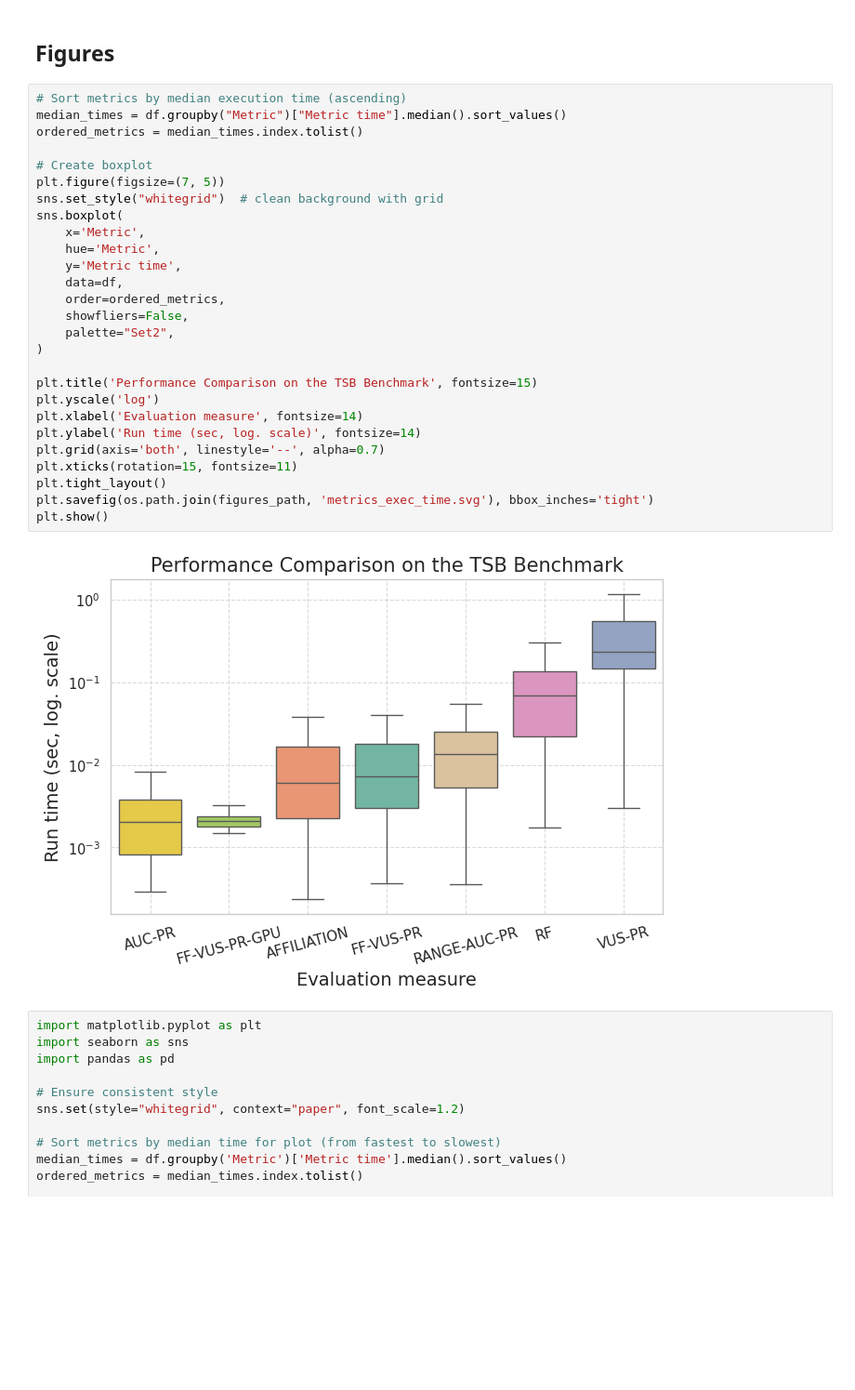
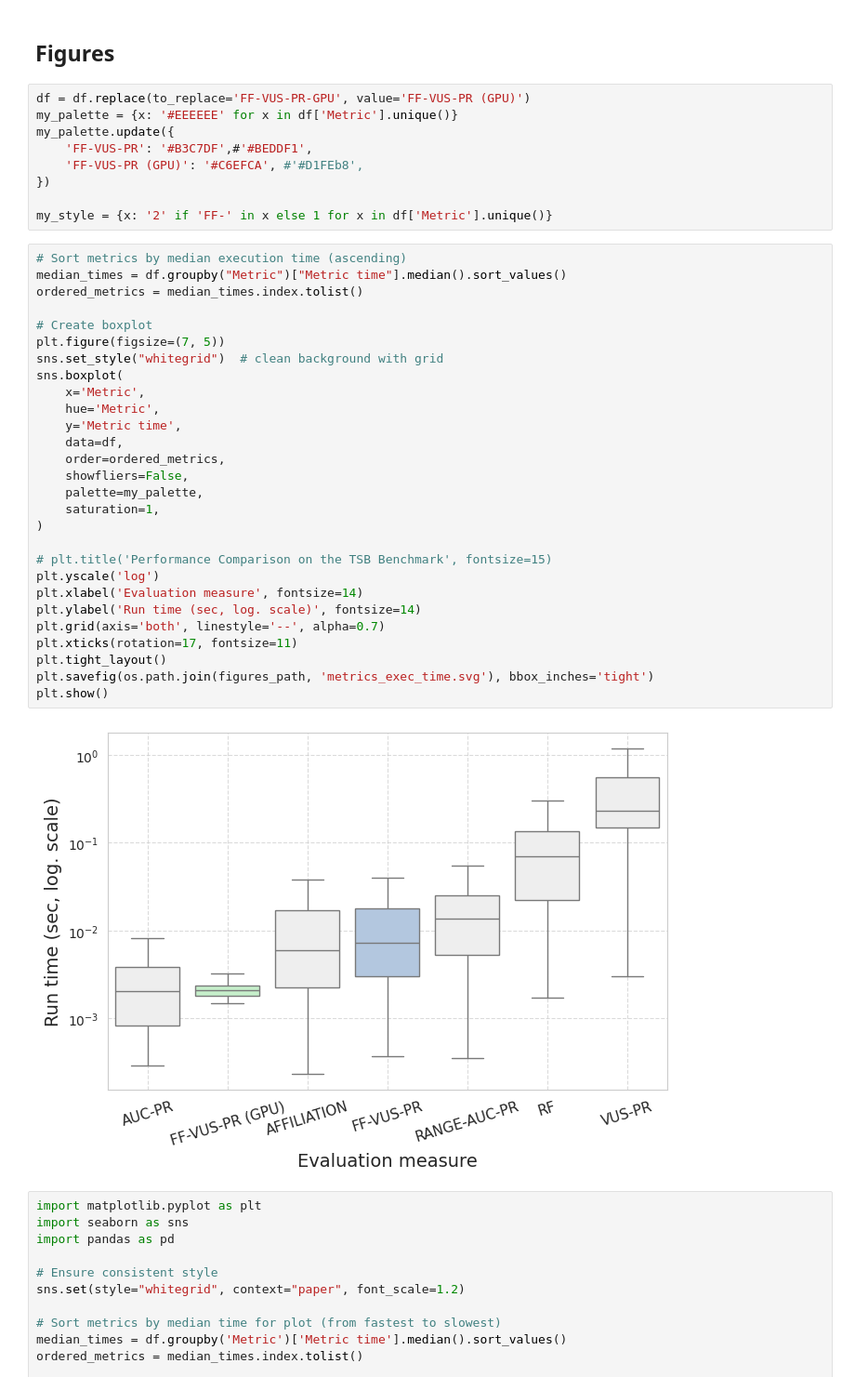
Before and after one commit to sylligardos/autovus, a Jupyter notebook: src/notebooks/preliminary_results.ipynb, the cells around one changed output. Shown at 93% size. Saved outputs shown, nothing was run; the diff lists cells and outputs as text; blank space fills up the shorter version.

```diff
--- a/src/notebooks/preliminary_results.py.ipynb
+++ b/src/notebooks/preliminary_results.ipynb
@@ -53,35 +53,45 @@ df
 15072 rows × 23 columns
 # %% [markdown]
 ## Figures
+# %%
+df = df.replace(to_replace='FF-VUS-PR-GPU', value='FF-VUS-PR (GPU)')
+my_palette = {x: '#EEEEEE' for x in df['Metric'].unique()}
+my_palette.update({
+    'FF-VUS-PR': '#B3C7DF',#'#BEDDF1',
+    'FF-VUS-PR (GPU)': '#C6EFCA', #'#D1FEb8',
+})
+
+my_style = {x: '2' if 'FF-' in x else 1 for x in df['Metric'].unique()}
 # %%
 # Sort metrics by median execution time (ascending)
 median_times = df.groupby("Metric")["Metric time"].median().sort_values()
 ordered_metrics = median_times.index.tolist()
 
 # Create boxplot
 plt.figure(figsize=(7, 5))
 sns.set_style("whitegrid")  # clean background with grid
 sns.boxplot(
     x='Metric',
     hue='Metric',
     y='Metric time',
     data=df,
     order=ordered_metrics,
     showfliers=False,
-    palette="Set2",
+    palette=my_palette,
+    saturation=1,
 )
 
-plt.title('Performance Comparison on the TSB Benchmark', fontsize=15)
+# plt.title('Performance Comparison on the TSB Benchmark', fontsize=15)
 plt.yscale('log')
 plt.xlabel('Evaluation measure', fontsize=14)
 plt.ylabel('Run time (sec, log. scale)', fontsize=14)
 plt.grid(axis='both', linestyle='--', alpha=0.7)
-plt.xticks(rotation=15, fontsize=11)
+plt.xticks(rotation=17, fontsize=11)
 plt.tight_layout()
 plt.savefig(os.path.join(figures_path, 'metrics_exec_time.svg'), bbox_inches='tight')
 plt.show()
 # %% [output]
-[figure, old version]
+[figure, new version]
 # %%
 import matplotlib.pyplot as plt
 import seaborn as sns
```
Also changed, not shown: 2 other files.
